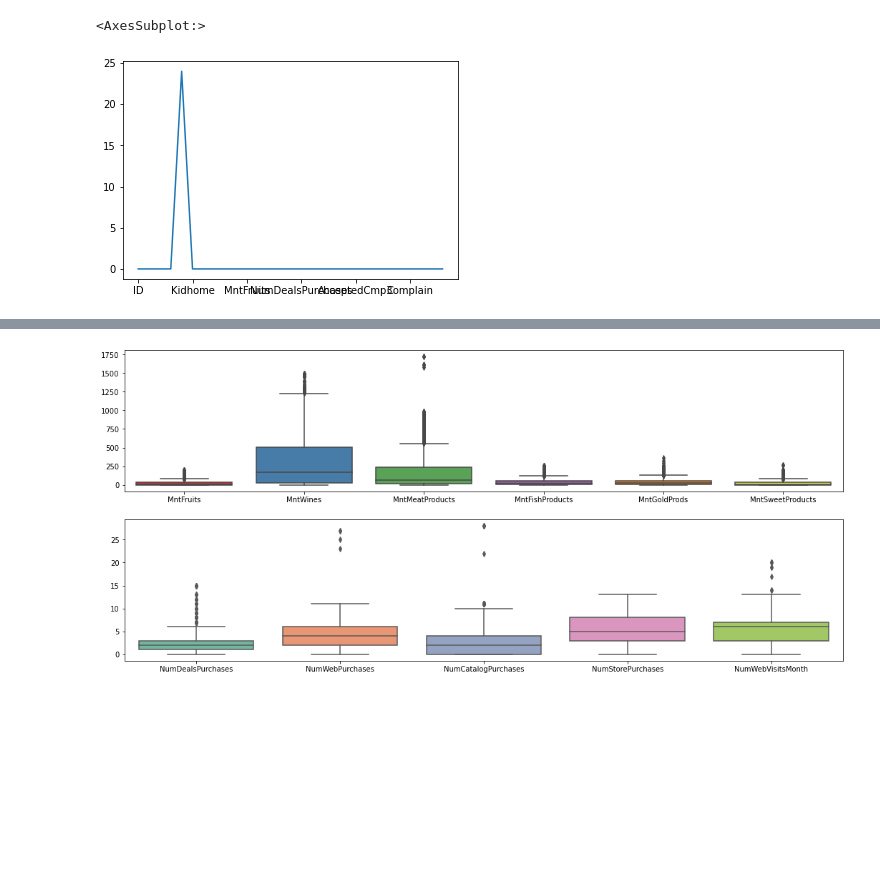
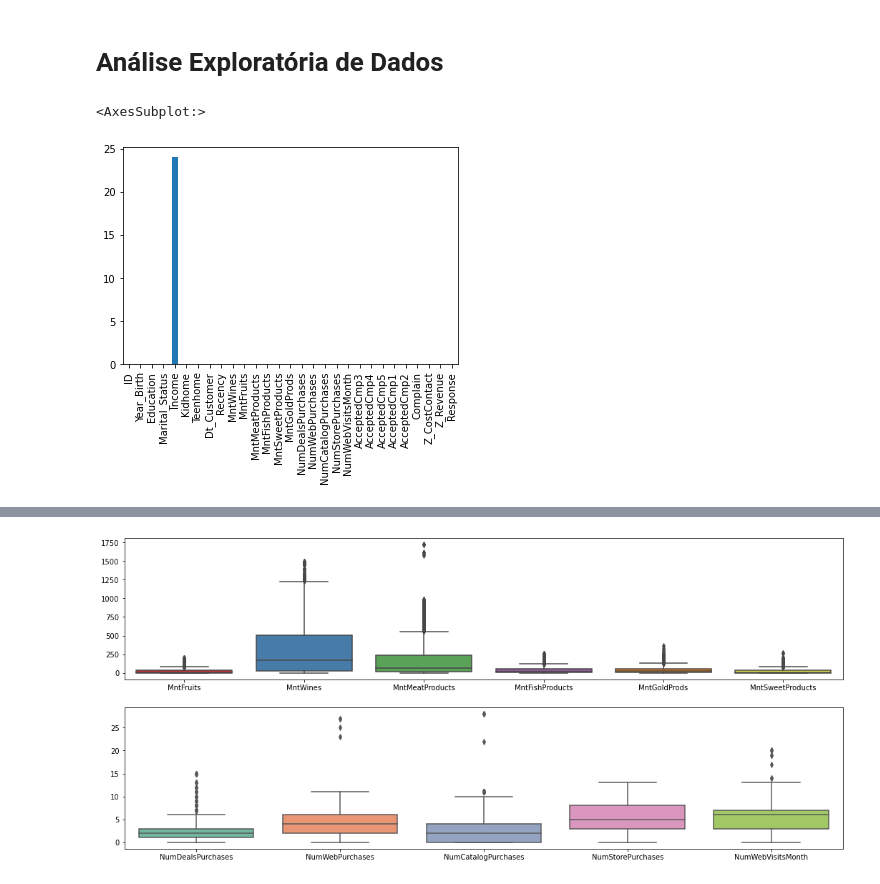
Before and after one commit to thehenke/case-data-modelling, a Jupyter notebook: data_wrangling.ipynb, the cells around one changed output, grey strips where cells are left out. Saved outputs shown, nothing was run; the diff lists cells and outputs as text; code cells hidden in the pictures; blank space fills up the shorter version.

```diff
--- a/data_wrangling.ipynb
+++ b/data_wrangling.ipynb
@@ -9,8 +12,10 @@ from sklearn import metrics
 import seaborn as sns
 # %%
 df = pd.read_csv("ml_project1_data.csv")
+# %% [markdown]
+# Análise Exploratória de Dados
 # %%
-df.isna().sum().plot()
+df.isna().sum().plot(kind='bar')
 # %% [output]
 <AxesSubplot:>
-[figure, old version]
+[figure, new version]
```
Also changed, not shown: parts of 53 cells of this notebook.
